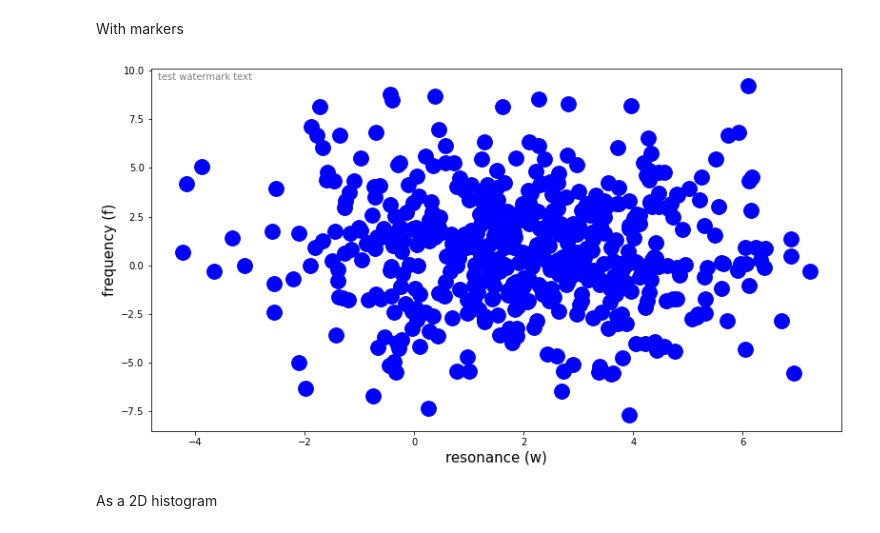
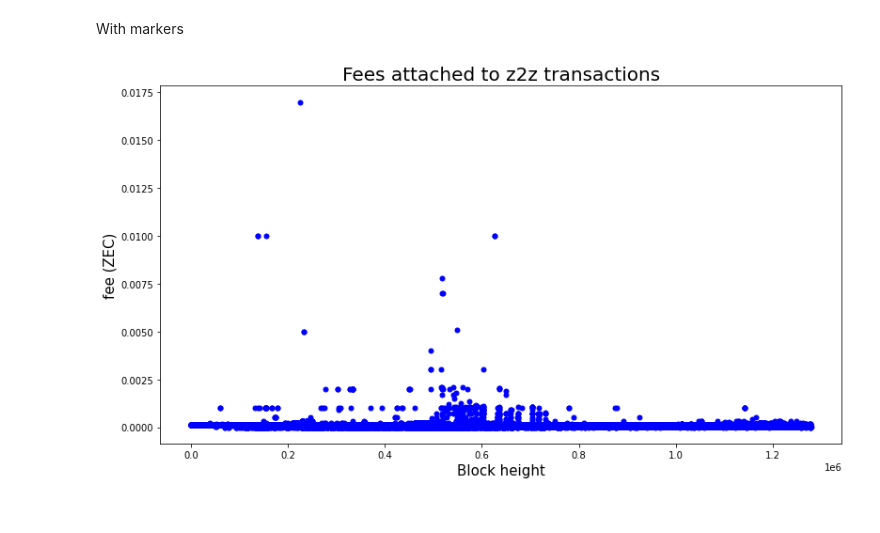
Before and after one commit to Mitchellpkt/z2z-metadata, a Jupyter notebook: analysis/analysis.ipynb, the cells around one changed output. Cells and saved outputs as stored; diff of their text form; code cells hidden in the pictures.

Commit message:
visualization(fees): analyze non-standard fees

```diff
--- a/analysis/analysis.ipynb
+++ b/analysis/analysis.ipynb
@@ -15,7 +17,7 @@ import os as os
 ## Set parameters
 # %%
 data_file_path = os.path.join(os.path.curdir,'..','data','version_controlled')
-data_file_name = 'example.csv'
+data_file_name = 'z2z.csv'
 # %% [markdown]
 ## Import data
 # %% [markdown]
@@ -46,0 +37,3 @@ df.describe()
+# %%
+df['fee_ZEC'] = df['fee']/1e8
+df.describe()
@@ -66,8 +68,6 @@ isli.hist(dataDict, xlabel='Wavelength', title='Fluorescence at 440 nm', alpha=0
 # %% [markdown]
 With markers
 # %%
-isli.scatter(df['x'], df['y'], watermarkText='test watermark text', markersize=250, xlabel='resonance (w)', ylabel='frequency (f)', markercolor='blue');
+isli.scatter(df['block_number'], df['fee_ZEC'], markersize=25, xlabel='Block height', ylabel='fee (ZEC)', markercolor='blue',title='Fees attached to z2z transactions');
 # %% [output]
-[figure, old version]
+[figure, new version]
-# %% [markdown]
-As a 2D histogram
```
Also changed, not shown: parts of 12 cells of this notebook.
